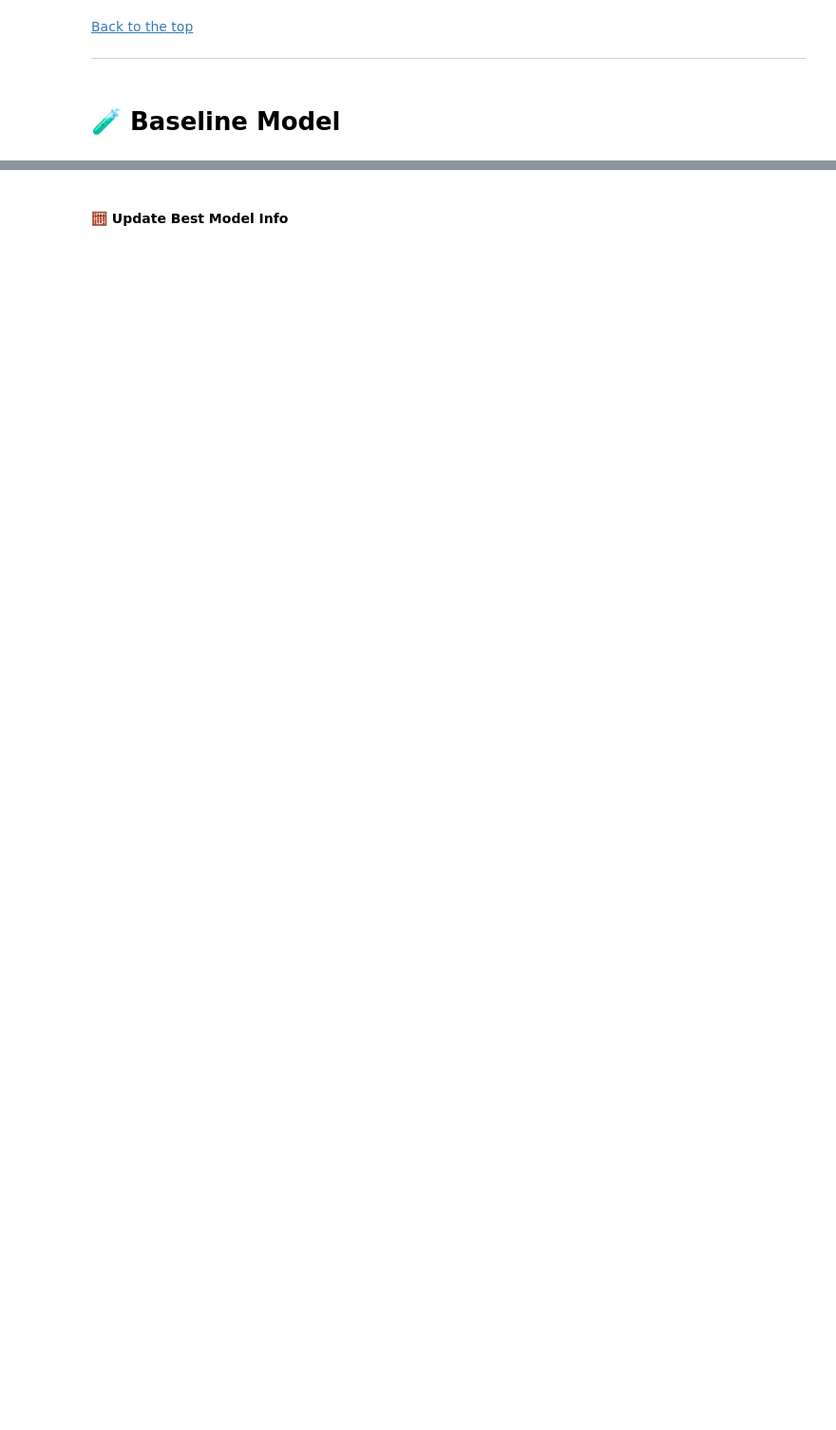
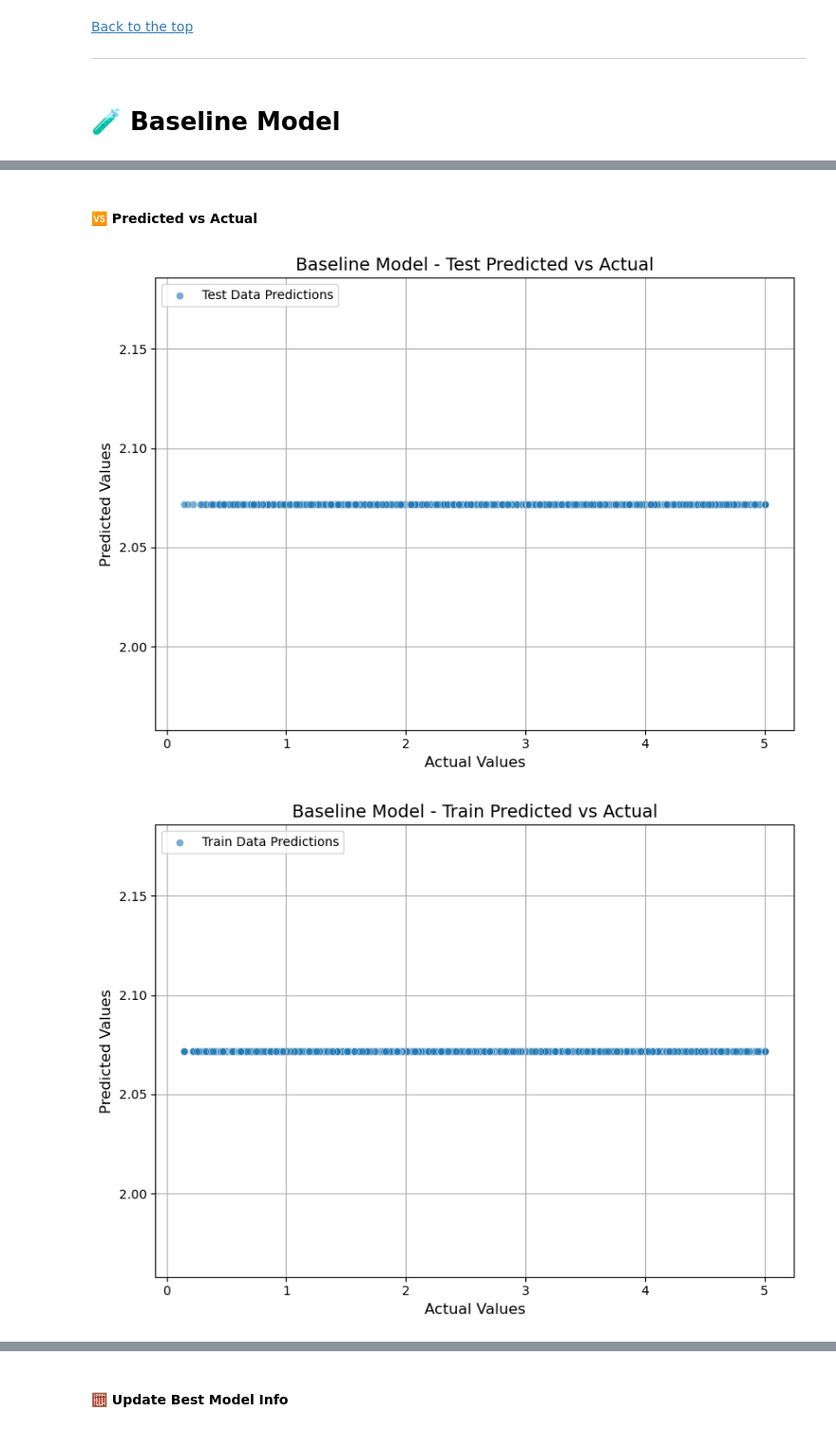
Before and after one commit to ashrithssreddy/ml-toolkit, a Jupyter notebook: Supervised_Learning/prediction.ipynb, the cells around one changed output, grey strips where cells are left out. Shown at 95% size. Drawn from its saved outputs; the diff is of its cells as text; code cells hidden in the pictures; blank space fills up the shorter version.

Commit message:
baseline mdoel

```diff
--- a/Supervised_Learning/prediction.ipynb
+++ b/Supervised_Learning/prediction.ipynb
@@ -464,7 +619,6 @@ success_metric = "f1"  # or "roc_auc", depending on use case
 # %%
-from sklearn.dummy import DummyClassifier
-from sklearn.metrics import accuracy_score, precision_score, recall_score, f1_score, classification_report
+from sklearn.dummy import DummyRegressor
 
-# Fit a dummy classifier as a baseline
-dummy_clf = DummyClassifier(strategy="most_frequent")  # or try "stratified", "uniform"
-dummy_clf.fit(X_train, y_train)
+# Fit a dummy regressor as a baseline (predicting the mean)
+dummy_regressor = DummyRegressor(strategy="mean")  # You can also try "median"
+dummy_regressor.fit(X_train, y_train)
@@ -471,4 +627,56 @@ dummy_clf.fit(X_train, y_train)
 # %%
 # Predict on both train and test
-y_train_pred = dummy_clf.predict(X_train)
-y_test_pred = dummy_clf.predict(X_test)
+y_train_pred = dummy_regressor.predict(X_train)
+y_test_pred = dummy_regressor.predict(X_test)
+
+residuals_test = y_test - y_test_pred
+residuals_train = y_train - y_train_pred
+# %% [markdown]
+<a id="pred-vs-actual"></a>
+#### 🆚 Predicted vs Actual
+# %%
+import matplotlib.pyplot as plt
+import seaborn as sns
+
+def plot_predicted_vs_actual(y_true, y_pred, title="Predicted vs Actual", data_type="Test Data"):
+    """
+    Plots the predicted values vs the actual values.
+
+    Parameters:
+    y_true : array-like
+        Actual target values.
+    y_pred : array-like
+        Predicted target values.
+    title : str
+        Title of the plot (default is "Predicted vs Actual").
+    data_type : str
+        Label for the dataset type (default is "Test Data").
+    """
+    plt.figure(figsize=(8, 6))
+
+    # Scatter plot for actual vs predicted values
+    sns.scatterplot(x=y_true, y=y_pred, alpha=0.6, label=f"{data_type} Predictions")
+
+    # Plot labels and title
+    plt.xlabel("Actual Values", fontsize=12)
+    plt.ylabel("Predicted Values", fontsize=12)
+    plt.title(title, fontsize=14)
+
+    # Add a legend
+    plt.legend(loc="upper left", fontsize=10)
+
+    # Add gridlines for better visualization
+    plt.grid(True)
+
+    # Tight layout
+    plt.tight_layout()
+
+    # Show the plot
+    plt.show()
+
+# Usage:
+plot_predicted_vs_actual(y_test, y_test_pred, title="Baseline Model - Test Predicted vs Actual", data_type="Test Data")
+plot_predicted_vs_actual(y_train, y_train_pred, title="Baseline Model - Train Predicted vs Actual", data_type="Train Data")
+# %% [output]
+[figure, added]
+[figure, added]
```
Also changed, not shown: parts of 69 cells of this notebook.
